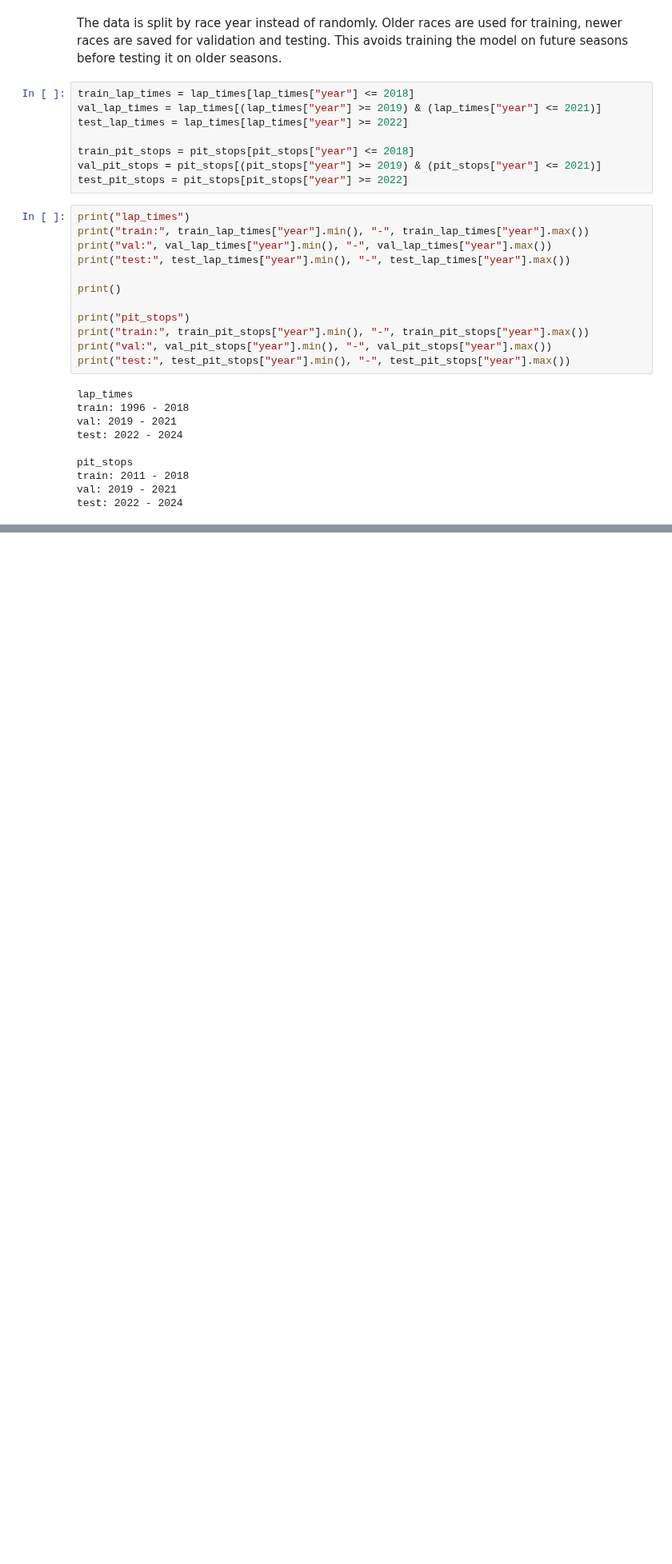
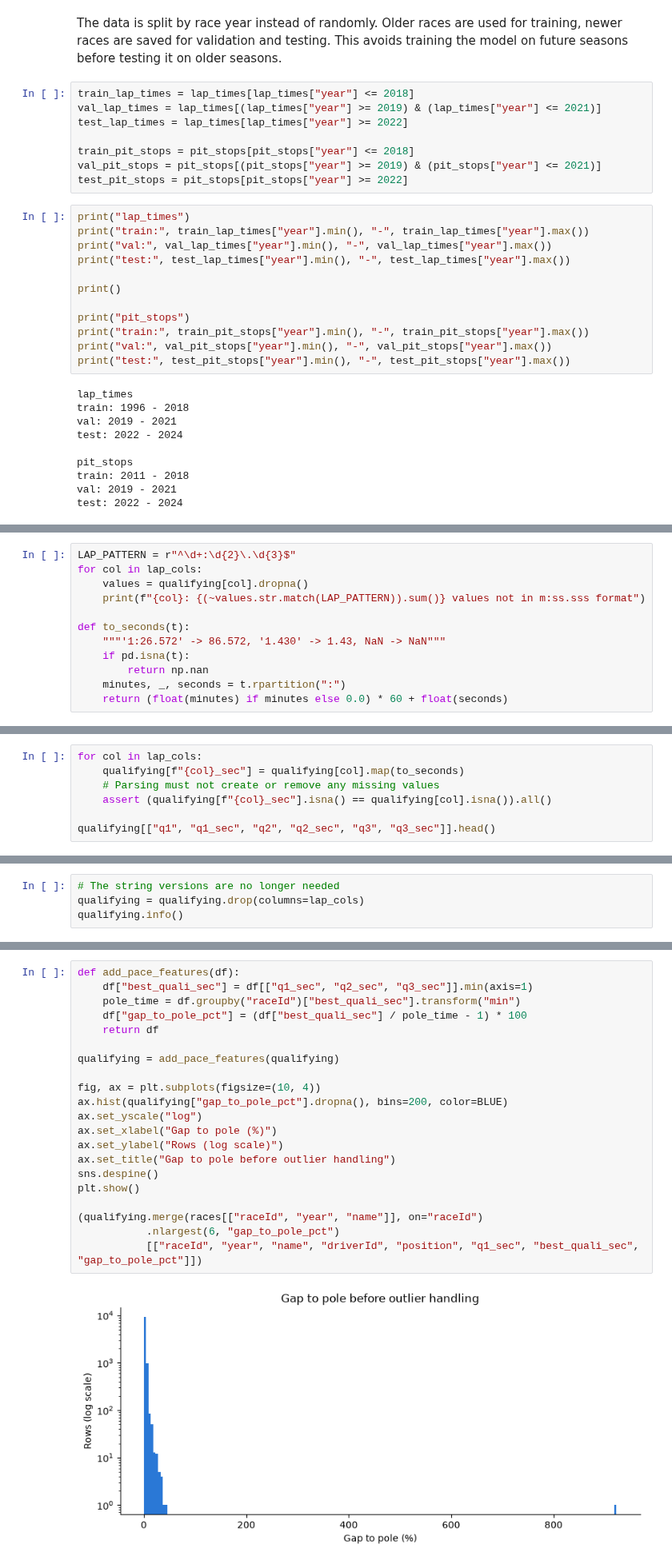
Before and after one commit to amado-888/ACL_Project, a Jupyter notebook: data-cleaning.ipynb, the cells around one changed output, grey strips where cells are left out. Shown at 80% size. Cells and saved outputs as stored; diff of their text form; blank space fills up the shorter version.

```diff
--- a/data-cleaning.ipynb
+++ b/data-cleaning.ipynb
@@ -682,0 +858,12 @@ test: 2022 - 2024
+# %%
+LAP_PATTERN = r"^\d+:\d{2}\.\d{3}$"
+for col in lap_cols:
+    values = qualifying[col].dropna()
+    print(f"{col}: {(~values.str.match(LAP_PATTERN)).sum()} values not in m:ss.sss format")
+
+def to_seconds(t):
+    """'1:26.572' -> 86.572, '1.430' -> 1.43, NaN -> NaN"""
+    if pd.isna(t):
+        return np.nan
+    minutes, _, seconds = t.rpartition(":")
+    return (float(minutes) if minutes else 0.0) * 60 + float(seconds)
@@ -682,0 +874,7 @@ test: 2022 - 2024
+# %%
+for col in lap_cols:
+    qualifying[f"{col}_sec"] = qualifying[col].map(to_seconds)
+    # Parsing must not create or remove any missing values
+    assert (qualifying[f"{col}_sec"].isna() == qualifying[col].isna()).all()
+
+qualifying[["q1", "q1_sec", "q2", "q2_sec", "q3", "q3_sec"]].head()
@@ -682,0 +888,4 @@ test: 2022 - 2024
+# %%
+# The string versions are no longer needed
+qualifying = qualifying.drop(columns=lap_cols)
+qualifying.info()
@@ -682,0 +918,23 @@ test: 2022 - 2024
+# %%
+def add_pace_features(df):
+    df["best_quali_sec"] = df[["q1_sec", "q2_sec", "q3_sec"]].min(axis=1)
+    pole_time = df.groupby("raceId")["best_quali_sec"].transform("min")
+    df["gap_to_pole_pct"] = (df["best_quali_sec"] / pole_time - 1) * 100
+    return df
+
+qualifying = add_pace_features(qualifying)
+
+fig, ax = plt.subplots(figsize=(10, 4))
+ax.hist(qualifying["gap_to_pole_pct"].dropna(), bins=200, color=BLUE)
+ax.set_yscale("log")
+ax.set_xlabel("Gap to pole (%)")
+ax.set_ylabel("Rows (log scale)")
+ax.set_title("Gap to pole before outlier handling")
+sns.despine()
+plt.show()
+
+(qualifying.merge(races[["raceId", "year", "name"]], on="raceId")
+           .nlargest(6, "gap_to_pole_pct")
+           [["raceId", "year", "name", "driverId", "position", "q1_sec", "best_quali_sec", "gap_to_pole_pct"]])
+# %% [output]
+[figure, added]
```
Also changed, not shown: parts of 38 cells of this notebook, 1 other file.
